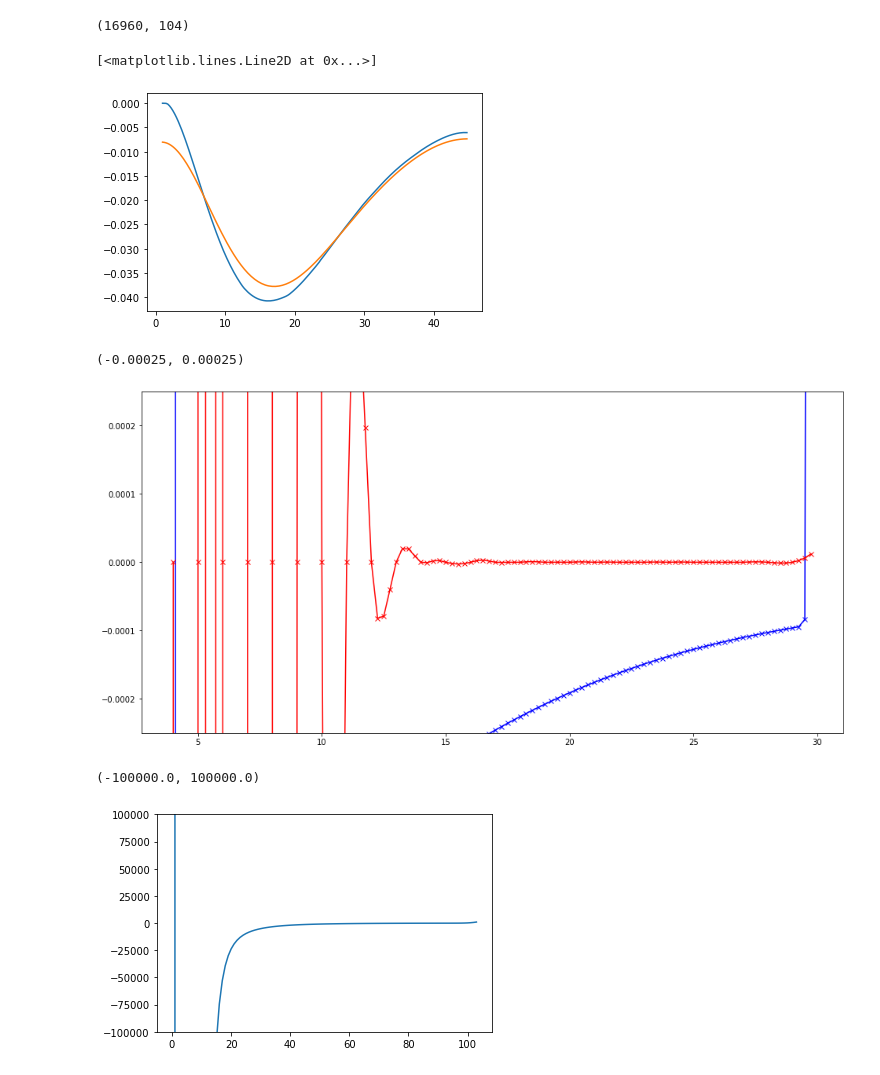
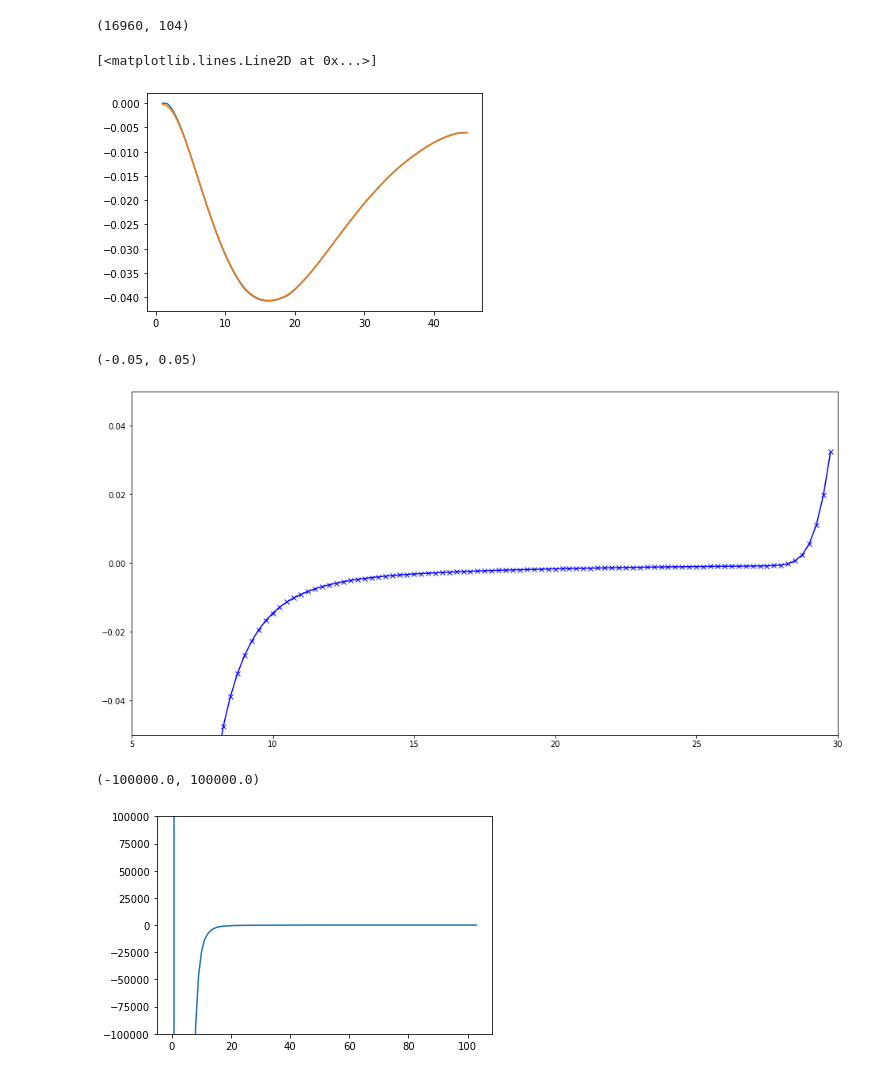
Before and after one commit to brent-page/lusee, a Jupyter notebook: fitting.ipynb, the cells around one changed output. Cells and saved outputs as stored; diff of their text form; code cells hidden in the pictures.

```diff
--- a/fitting.ipynb
+++ b/fitting.ipynb
@@ -33,29 +33,30 @@ wf.shape
 (16960, 104)
 # %%
 plt.plot(freqt,gsignal)
-plt.plot(freqt,gfilt(gsignal,16))
+plt.plot(freqt,gfilt(gsignal,3))
 # %% [output]
 [<matplotlib.lines.Line2D at 0x...>]
-[figure, old version]
+[figure, new version]
 # %%
 test= wf[1400,:]
 # %%
-alpha=np.log(test[-1]/test[0])/np.log(freq[-1]/freq[0])
+alpha=np.log(test[-1]/test[0])/np.log(freq[-1]/freq[0])*0.7
 mod = test/freq**alpha
 interp = scipy.interpolate.interp1d(freq[::4],mod[::4],kind='cubic',fill_value='extrapolate')(freq)
 fit2 = freq**alpha*interp
-fit3 = gfilt(mod,0.5)
+fit3 = gfilt(mod,3)
 # %%
 plt.figure(figsize=(16,8))
-plt.plot(freq,mod/fit3-1,'bx-')
-plt.plot(freq,mod/interp-1,'rx-')
-plt.ylim(-0.00025,0.00025)
+plt.plot(freq,mod/tfit3-1,'bx-')
+#plt.plot(freq,mod/interp-1,'rx-')
+plt.xlim(5,30)
+plt.ylim(-0.05,0.05)
 # %% [output]
-(-0.00025, 0.00025)
+(-0.05, 0.05)
-[figure, old version]
+[figure, new version]
 # %%
 plt.plot(test-freq**alpha*fit3)
 plt.ylim(-100000,100000)
 # %% [output]
 (-100000.0, 100000.0)
-[figure, old version]
+[figure, new version]
```
Also changed, not shown: 3 other files.
